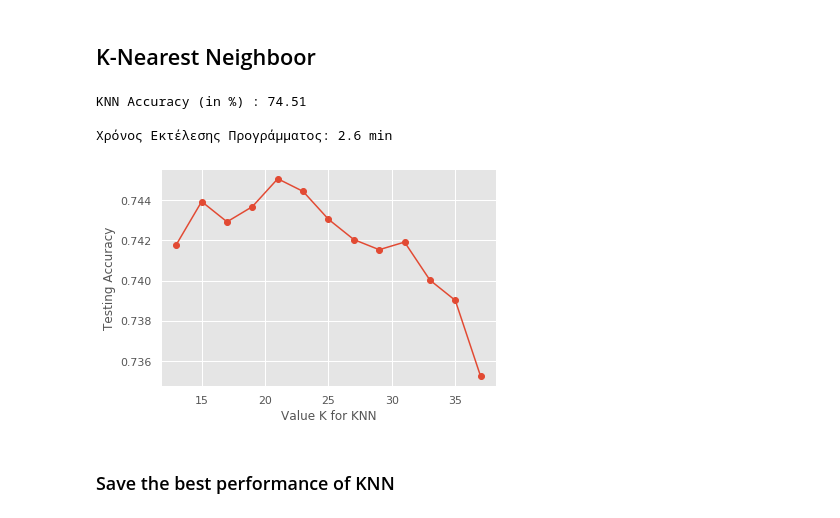
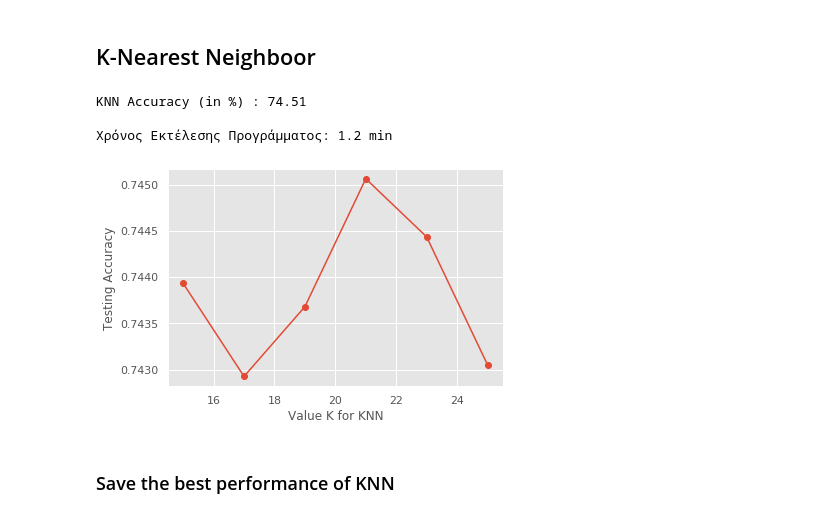
Before and after one commit to dimzog/Whats-Cooking-Machine-Learning, a Jupyter notebook: Draft_1.ipynb, the cells around one changed output. Cells and saved outputs as stored; diff of their text form; code cells hidden in the pictures.

```diff
--- a/Draft_1.ipynb
+++ b/Draft_1.ipynb
@@ -260,6 +291,7 @@ print(top.most_common(20))
 temp = pd.DataFrame(top.most_common(20))
 temp.columns = ['ingredients','total_count']
 plt.figure(figsize=(7,9))
+sns.set(rc={'axes.facecolor':'white', 'figure.facecolor':'white'})
 sns.barplot(x='total_count',y='ingredients',data=temp)
 # %% [output]
 [('salt', 18049), ('onions', 7972), ('olive oil', 7972), ('water', 7456), ('garlic', 7380), ('sugar', 6434), ('garlic cloves', 6237), ('butter', 4846), ('ground black pepper', 4785), ('all-purpose flo ...
@@ -428,34 +460,34 @@ Decision Tree Accuracy (in %) : 61.63
 # %%
 t = time.time()
 
 # --------------------------- K-Nearest Neighboor Classifier -------------------
 
 
-k_range=range(13,39,2)
+k_range=range(15,27,2)
 scores={}
 scores_list=[]
 
 for k in k_range:
     clf_knn=KNeighborsClassifier(n_neighbors=k)
     clf_knn.fit(X_train,y_train)
     y_pred_knn=clf_knn.predict(X_test)
     scores_list.append(metrics.accuracy_score(y_test,y_pred_knn))
 
 plt.plot(k_range,scores_list,  marker="o")
 plt.xlabel("Value K for KNN")
 plt.ylabel("Testing Accuracy")
 
 print("KNN Accuracy (in %) : {0:0.2f} " .format(round(max(scores_list)*100,2)))
 
 
 elapsed = time.time() - t
 print()
 print("Χρόνος Εκτέλεσης Προγράμματος: {} min".format(round(elapsed/60,1)))
 # %% [output]
 KNN Accuracy (in %) : 74.51
 
-Χρόνος Εκτέλεσης Προγράμματος: 2.6 min
+Χρόνος Εκτέλεσης Προγράμματος: 1.2 min
-[figure, old version]
+[figure, new version]
 # %% [markdown]
 ### Save the best performance of KNN
 # %%
```
Also changed, not shown: parts of 15 cells of this notebook.
